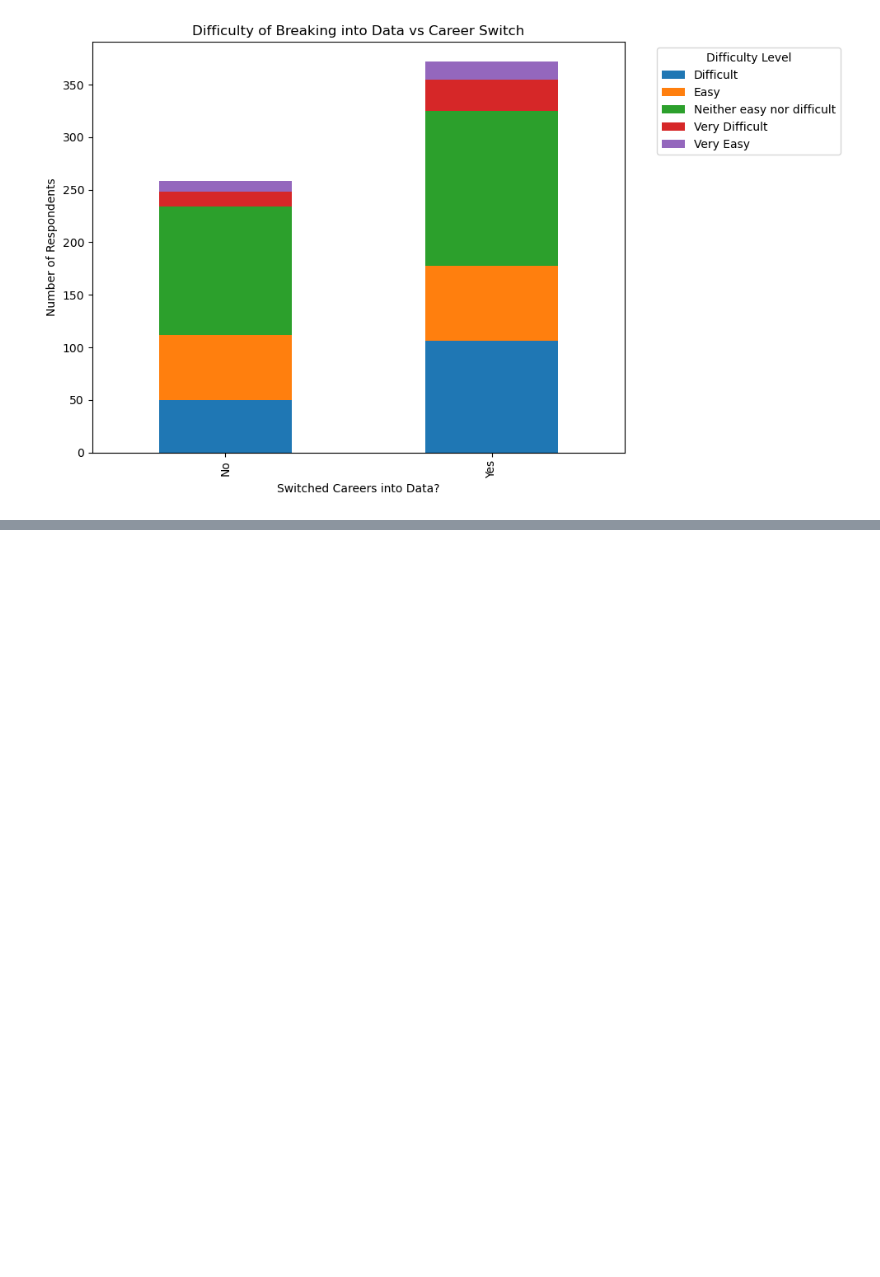
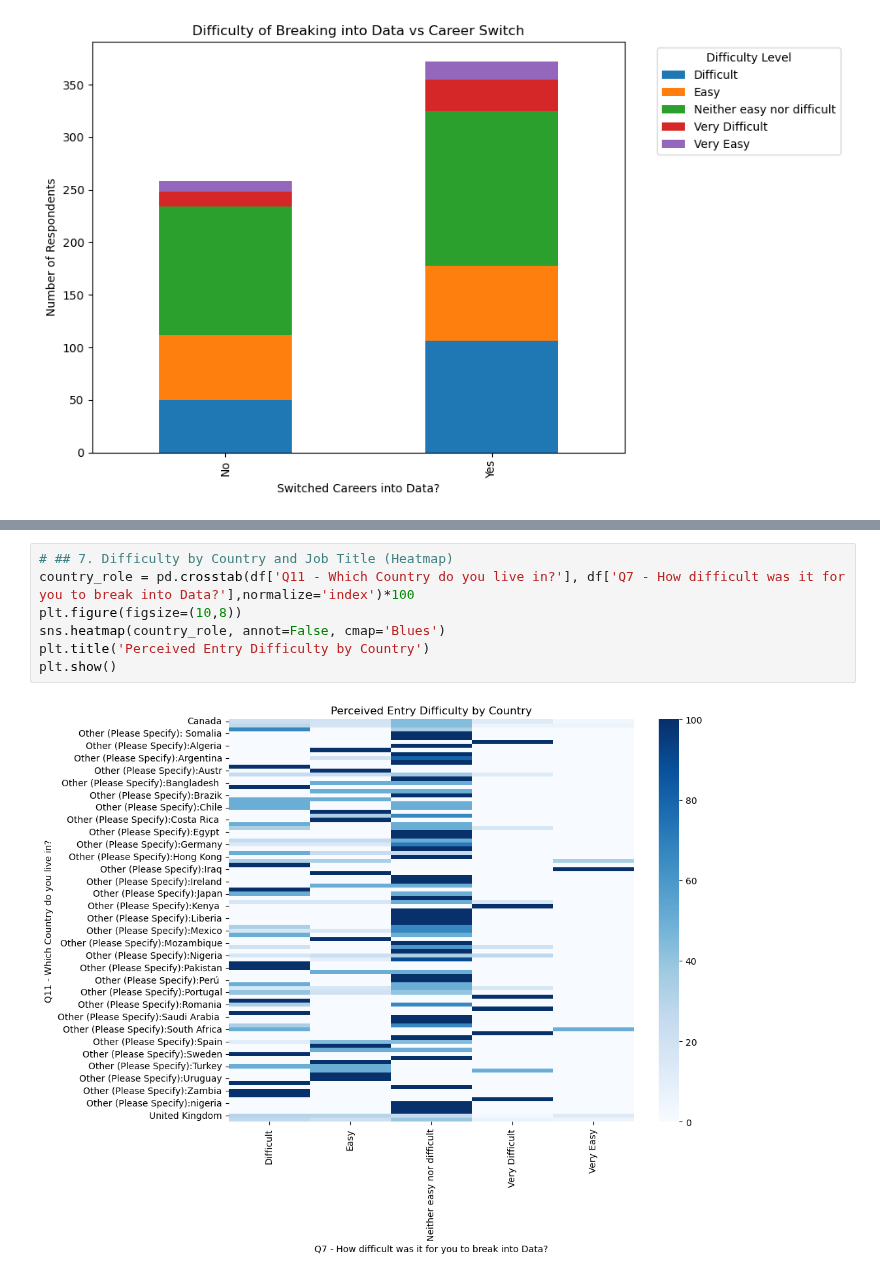
Before and after one commit to Lenmbugua/Analytics-Practice-Datasets, a Jupyter notebook: Professional Survey Data.ipynb, the cells around one changed output, grey strips where cells are left out. Saved outputs shown, nothing was run; the diff lists cells and outputs as text; blank space fills up the shorter version.

Commit message:
Difficulty vs country heatmap

```diff
--- a/Professional Survey Data.ipynb
+++ b/Professional Survey Data.ipynb
@@ -396,0 +430,9 @@ plt.show()
+# %%
+# ## 7. Difficulty by Country and Job Title (Heatmap)
+country_role = pd.crosstab(df['Q11 - Which Country do you live in?'], df['Q7 - How difficult was it for you to break into Data?'],normalize='index')*100
+plt.figure(figsize=(10,8))
+sns.heatmap(country_role, annot=False, cmap='Blues')
+plt.title('Perceived Entry Difficulty by Country')
+plt.show()
+# %% [output]
+[figure, added]
```
Also changed, not shown: parts of 6 cells of this notebook.
